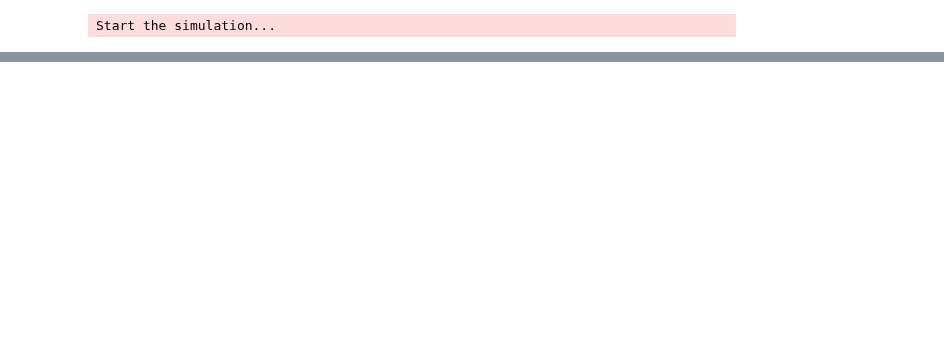
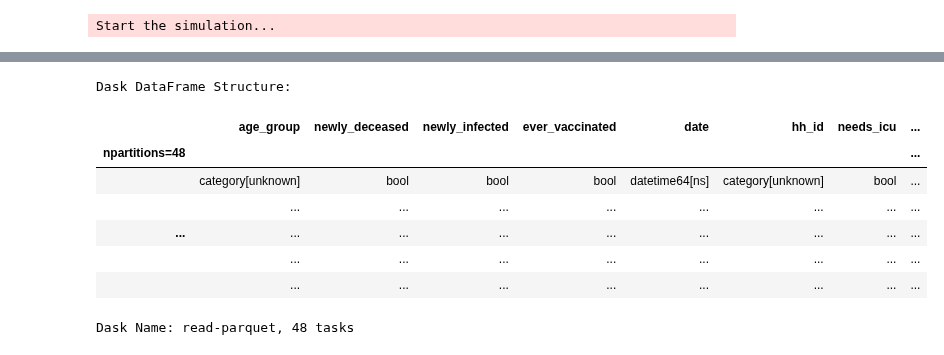
Before and after one commit to covid-19-impact-lab/sid, a Jupyter notebook: docs/source/tutorials/how_to_plot_infection_rates_by_contact_models.ipynb, the cells around one changed output, grey strips where cells are left out. Drawn from its saved outputs; the diff is of its cells as text; code cells hidden in the pictures; blank space fills up the shorter version.

```diff
--- a/docs/source/tutorials/how_to_plot_infection_rates_by_contact_models.ipynb
+++ b/docs/source/tutorials/how_to_plot_infection_rates_by_contact_models.ipynb
@@ -72,6 +73,10 @@ contact_models["meet_household"] = {
 }
 # %%
 params = sid.load_epidemiological_parameters()
+immunity_params = pd.read_csv("immunity_params.csv", index_col=INDEX_NAMES)
+
+params = pd.concat((params, immunity_params))
+
 params.loc[("assortative_matching", "random_encounters", "age_group"), "value"] = 0.2
 params.loc[("assortative_matching", "random_encounters", "region"), "value"] = 0.9
 params.loc[("infection_prob", "random_encounters", "random_encounters"), "value"] = 0.1
@@ -92,3 +114,15 @@ Start the simulation...
+# %%
+result["time_series"]
+# %% [output]
+Dask DataFrame Structure:
+|  | age_group | newly_deceased | newly_infected | ever_vaccinated | date | hh_id | needs_icu | ... |
+| npartitions=48 |  |  |  |  |  |  |  | ... |
+|  | category[unknown] | bool | bool | bool | datetime64[ns] | category[unknown] | bool | ... |
+|  | ... | ... | ... | ... | ... | ... | ... | ... |
+| ... | ... | ... | ... | ... | ... | ... | ... | ... |
+|  | ... | ... | ... | ... | ... | ... | ... | ... |
+|  | ... | ... | ... | ... | ... | ... | ... | ... |
+Dask Name: read-parquet, 48 tasks
 # %%
 heatmap = plot_infection_rates_by_contact_models(result["time_series"], unit="share")
 heatmap
```
Also changed, not shown: parts of 4 cells of this notebook, 7 other files.
